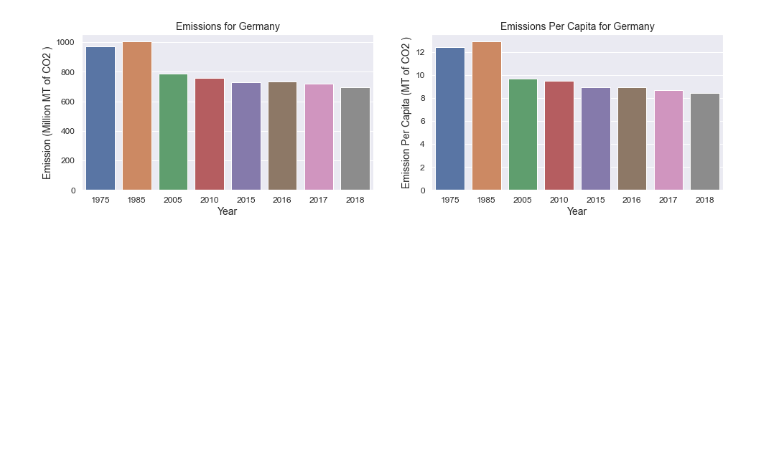
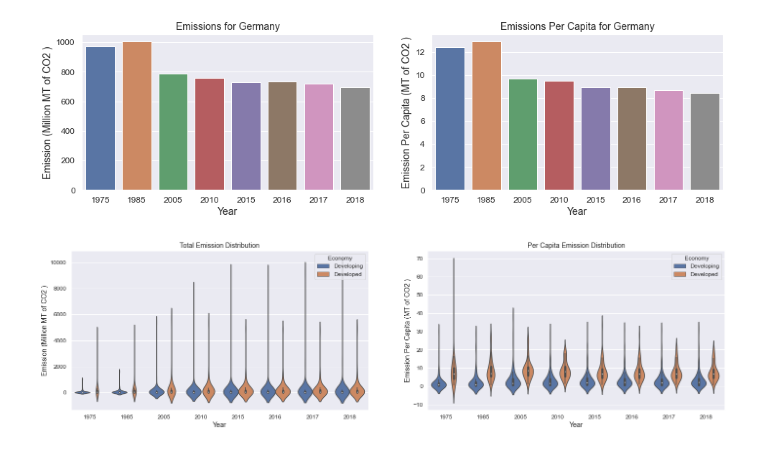
Before and after one commit to ajayrawatsap/MLTraining, a Jupyter notebook: co2_emission.ipynb, the cells around one changed output. Cells and saved outputs as stored; diff of their text form; code cells hidden in the pictures; blank space fills up the shorter version.

```diff
--- a/co2_emission.ipynb
+++ b/co2_emission.ipynb
@@ -325,3 +355,43 @@ for country in countries:
 # data_new = data_new[data_new.Total_Emission <= 2000]
 # data_new = data_new[data_new.Year == year]
 # sns.scatterplot(data=data_new, x="Per_Capita_Emission", y="Total_Emission", hue = 'Economy')
+# %%
+emission_total = data[(data.Series == SERIES_TOTAL) ].copy()
+emission_total['Value'] = ( emission_total['Value'] * 1000) / 1000000
+emission_per_capita = data[(data.Series == SERIES_PER_CAPITA) ].copy()
+# %%
+
+def plot_violin_plot(data):
+    emission_total = data[(data.Series == SERIES_TOTAL) ].copy()
+    emission_total['Value'] = ( emission_total['Value'] * 1000) / 1000000
+    emission_per_capita = data[(data.Series == SERIES_PER_CAPITA) ].copy()
+
+    fig, (ax1, ax2)  =  plt.subplots(ncols = 2, figsize = (24,6))
+    s= sns.violinplot(x= 'Year',
+                y="Value",
+                hue="Economy",
+                # kind="violin",
+                ax = ax1,
+                data=emission_total,
+                # height= 5,
+                # aspect=2
+                )
+    s.set_title(f'Total Emission Distribution')
+    s.set(ylabel = 'Emission (Million MT of CO2 )')
+
+
+    s= sns.violinplot(x= 'Year',
+                y="Value",
+                hue="Economy",
+                # kind="violin",
+                ax = ax2,
+                data=emission_per_capita,
+                # height= 5,
+                # aspect=2
+                )
+
+    s.set_title(f'Per Capita Emission Distribution')
+    s.set(ylabel = 'Emission Per Capita (MT of CO2 )')
+plot_violin_plot(data)
+# %% [output]
+[figure, added]
```
Also changed, not shown: parts of 3 cells of this notebook.
